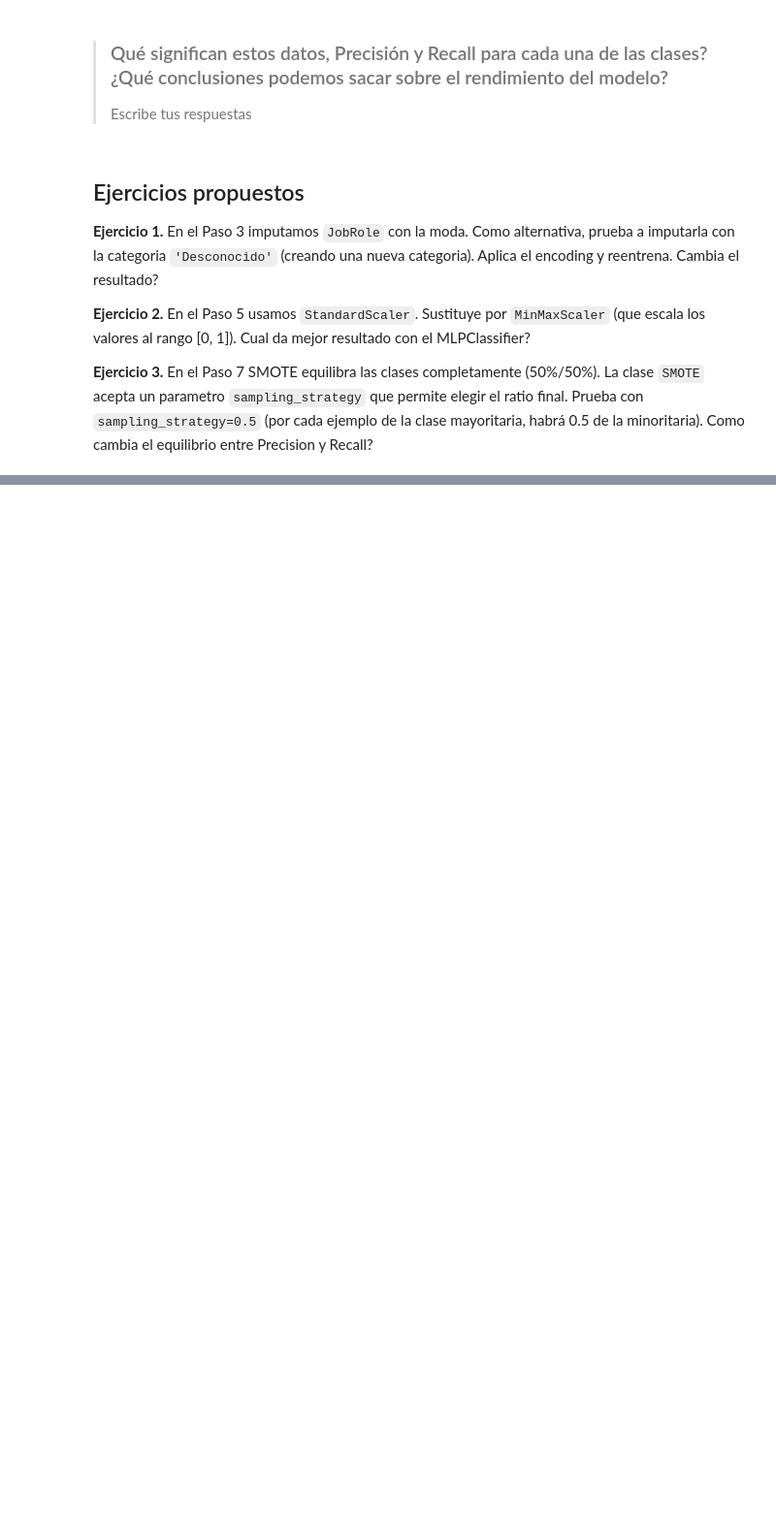
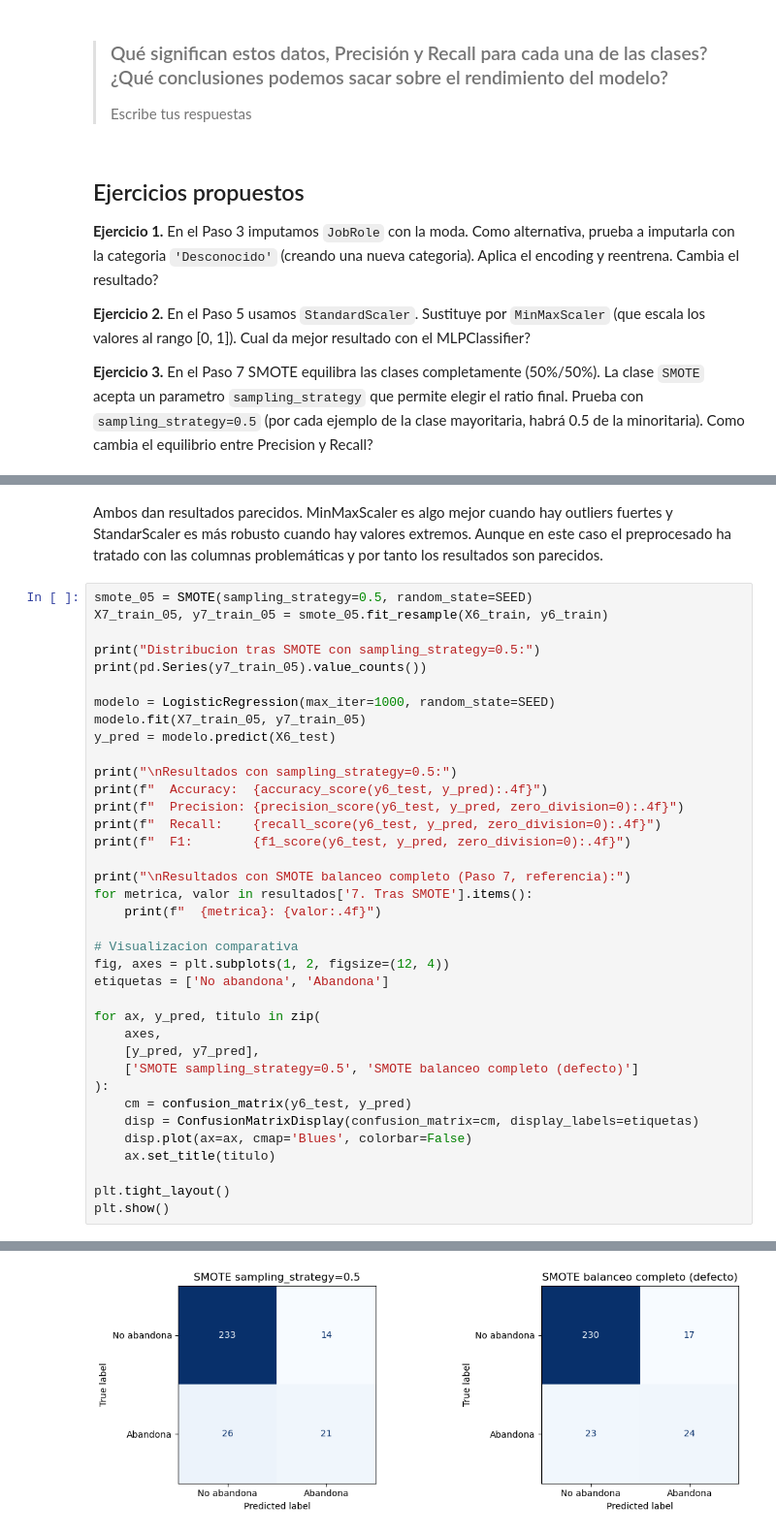
Before and after one commit to SantiOch/IC, a Jupyter notebook: PR05/notebook_12_preprocesado_ml.ipynb, the cells around one changed output, grey strips where cells are left out. Shown at 97% size. Cells and saved outputs as stored; diff of their text form; blank space fills up the shorter version.

```diff
--- a/PR05/notebook_12_preprocesado_ml.ipynb
+++ b/PR05/notebook_12_preprocesado_ml.ipynb
@@ -795,0 +1182,40 @@ print(classification_report(y6_test, y7_pred,
+# %% [markdown]
+Ambos dan resultados parecidos. MinMaxScaler es algo mejor cuando hay outliers fuertes y StandarScaler es más robusto cuando hay valores extremos. Aunque en este caso el preprocesado ha tratado con las columnas problemáticas y por tanto los resultados son parecidos.
+# %%
+smote_05 = SMOTE(sampling_strategy=0.5, random_state=SEED)
+X7_train_05, y7_train_05 = smote_05.fit_resample(X6_train, y6_train)
+
+print("Distribucion tras SMOTE con sampling_strategy=0.5:")
+print(pd.Series(y7_train_05).value_counts())
+
+modelo = LogisticRegression(max_iter=1000, random_state=SEED)
+modelo.fit(X7_train_05, y7_train_05)
+y_pred = modelo.predict(X6_test)
+
+print("\nResultados con sampling_strategy=0.5:")
+print(f"  Accuracy:  {accuracy_score(y6_test, y_pred):.4f}")
+print(f"  Precision: {precision_score(y6_test, y_pred, zero_division=0):.4f}")
+print(f"  Recall:    {recall_score(y6_test, y_pred, zero_division=0):.4f}")
+print(f"  F1:        {f1_score(y6_test, y_pred, zero_division=0):.4f}")
+
+print("\nResultados con SMOTE balanceo completo (Paso 7, referencia):")
+for metrica, valor in resultados['7. Tras SMOTE'].items():
+    print(f"  {metrica}: {valor:.4f}")
+
+# Visualizacion comparativa
+fig, axes = plt.subplots(1, 2, figsize=(12, 4))
+etiquetas = ['No abandona', 'Abandona']
+
+for ax, y_pred, titulo in zip(
+    axes,
+    [y_pred, y7_pred],
+    ['SMOTE sampling_strategy=0.5', 'SMOTE balanceo completo (defecto)']
+):
+    cm = confusion_matrix(y6_test, y_pred)
+    disp = ConfusionMatrixDisplay(confusion_matrix=cm, display_labels=etiquetas)
+    disp.plot(ax=ax, cmap='Blues', colorbar=False)
+    ax.set_title(titulo)
+
+plt.tight_layout()
+plt.show()
+# %% [output]
@@ -795,0 +1239 @@ print(classification_report(y6_test, y7_pred,
+[figure, added]
```
Also changed, not shown: parts of 43 cells of this notebook, 2 other files.
